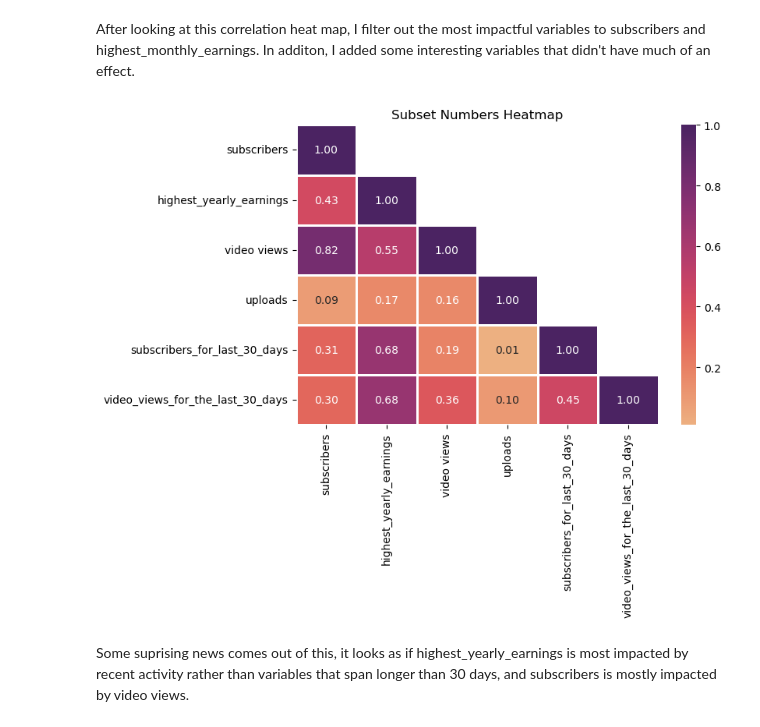
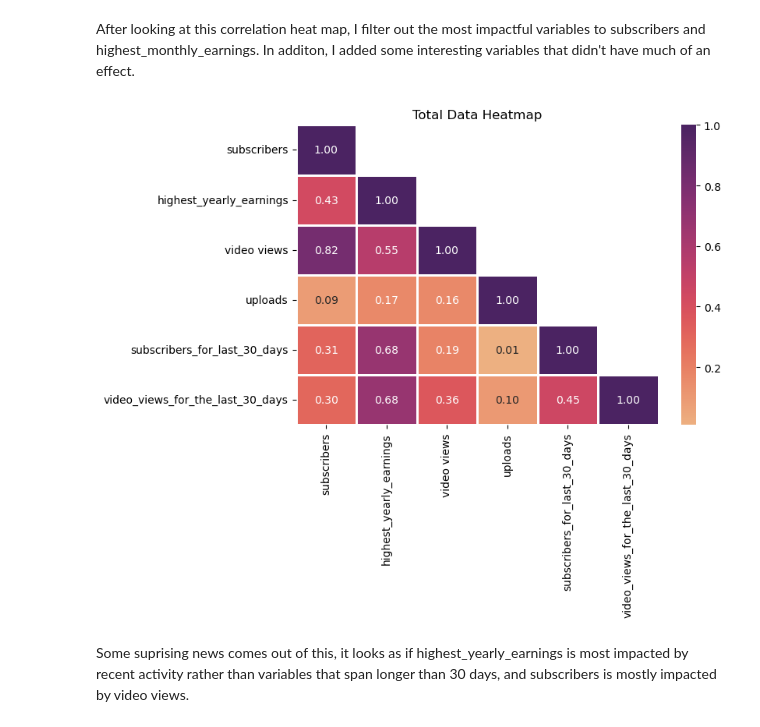
Before and after one commit to briangdrewes/youtuber-analysis, a Jupyter notebook: final_draft.ipynb, the cells around one changed output. Cells and saved outputs as stored; diff of their text form; code cells hidden in the pictures.

```diff
--- a/final_draft.ipynb
+++ b/final_draft.ipynb
@@ -321,14 +604,16 @@ subset_numbersdf = numbersdf[['subscribers','highest_yearly_earnings','video vie
 # %%
 subset_numbers_heatmap = subset_numbersdf.corr()
 plt.figure(figsize=(7.5,5))
 
 matrix = np.triu(np.ones_like(subset_numbers_heatmap, dtype=bool))
+#matrixtest = np.tril(np.ones_like(subset_numbers_heatmap, dtype=bool))
 np.fill_diagonal(matrix,False)
 sns.heatmap(subset_numbers_heatmap, annot=True, cmap='flare', fmt=".2f",linewidths=1,mask=matrix)
-plt.title('Subset Numbers Heatmap')
+#sns.heatmap(subset_numbers_heatmap, annot=True, cmap='BuPu', fmt=".2f",linewidths=1,mask=matrixtest)
+plt.title('Total Data Heatmap')
 plt.show()
 # %% [output]
-[figure, old version]
+[figure, new version]
 # %% [markdown]
 Some suprising news comes out of this, it looks as if highest_yearly_earnings is most impacted by recent activity rather than variables that span longer than 30 days, and subscribers is mostly impacted by video views.
 # %% [markdown]
```
Also changed, not shown: parts of 53 cells of this notebook.
